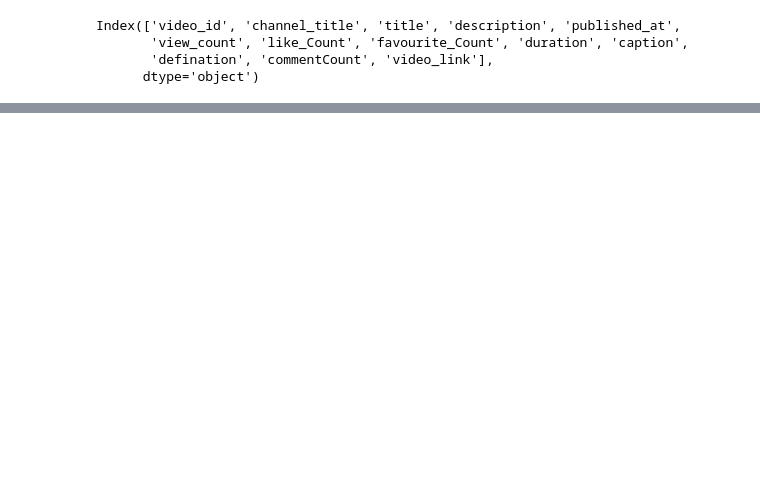
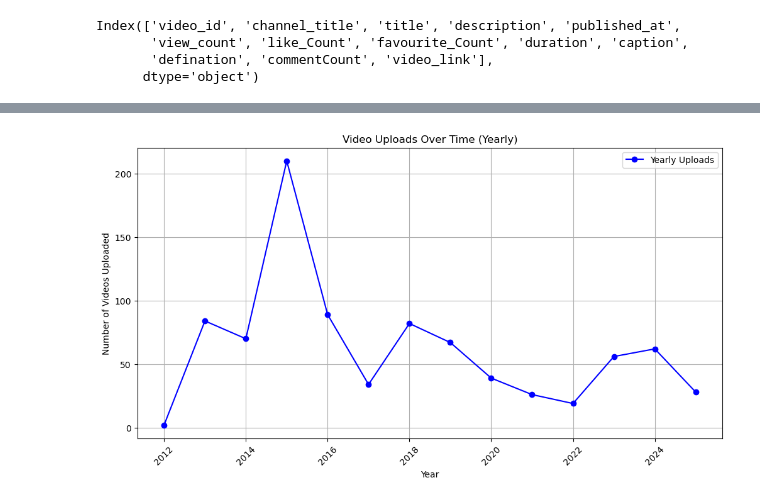
Before and after one commit to Acrsahil/Youtube_DataAnalysis, a Jupyter notebook: analysis.ipynb, the cells around one changed output, grey strips where cells are left out. Saved outputs shown, nothing was run; the diff lists cells and outputs as text; code cells hidden in the pictures; blank space fills up the shorter version.

```diff
--- a/analysis.ipynb
+++ b/analysis.ipynb
@@ -305,0 +422,18 @@ Name: duration, Length: 863, dtype: object
+# %%
+df.reset_index(inplace=True)
+df.set_index('Published_date', inplace=True)
+yearly_uploads = df.resample('YE').size()
+yearly_uploads.index = yearly_uploads.index.year
+
+plt.figure(figsize=(12, 6))
+plt.plot(yearly_uploads.index, yearly_uploads, label='Yearly Uploads', color='blue', marker='o')
+plt.title('Video Uploads Over Time (Yearly)')
+plt.xlabel('Year')
+plt.ylabel('Number of Videos Uploaded')
+plt.xticks(rotation=45)
+plt.grid(True)
+plt.legend()
+plt.show()
+df.reset_index(inplace=True)
+# %% [output]
+[figure, added]
```
Also changed, not shown: parts of 23 cells of this notebook, 1 other file.
